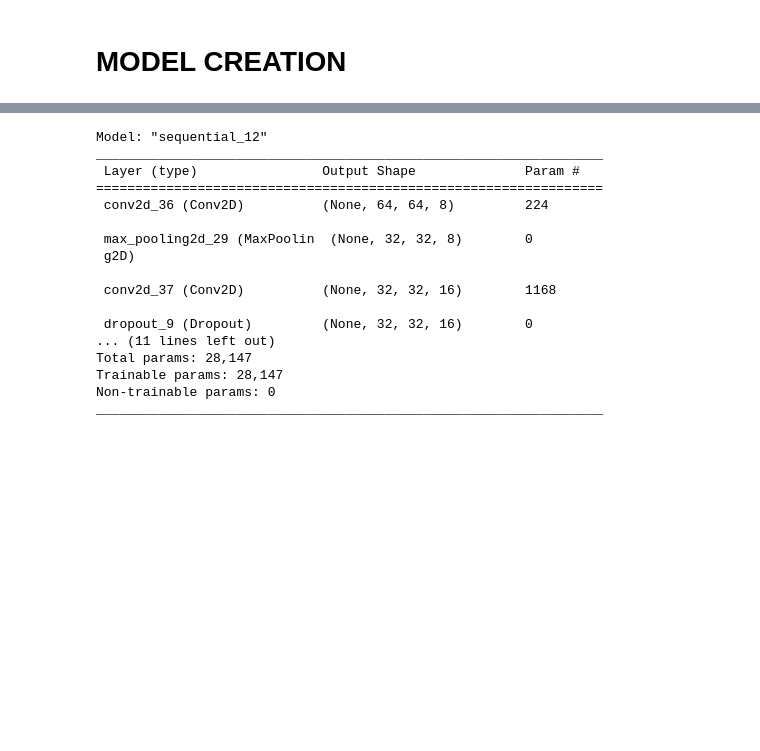
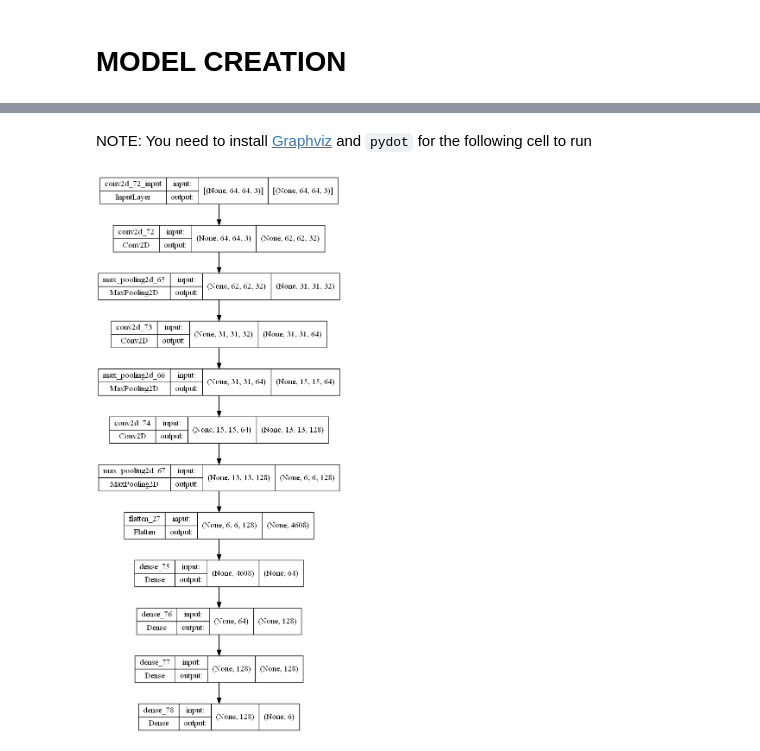
Before and after one commit to keshan-spec/Sign-Language-Classifier-CNN, a Jupyter notebook: create_dataset.ipynb, the cells around one changed output, grey strips where cells are left out. Drawn from its saved outputs; the diff is of its cells as text; code cells hidden in the pictures; blank space fills up the shorter version.

```diff
--- a/create_dataset.ipynb
+++ b/create_dataset.ipynb
@@ -173,21 +299,8 @@ model.compile(**params)
-# %%
-model.summary()
-# %% [output]
-Model: "sequential_12"
-_________________________________________________________________
- Layer (type)                Output Shape              Param #
-=================================================================
- conv2d_36 (Conv2D)          (None, 64, 64, 8)         224
-
- max_pooling2d_29 (MaxPoolin  (None, 32, 32, 8)        0
- g2D)
-
- conv2d_37 (Conv2D)          (None, 32, 32, 16)        1168
-
- dropout_9 (Dropout)         (None, 32, 32, 16)        0
-... (11 lines left out)
-Total params: 28,147
-Trainable params: 28,147
-Non-trainable params: 0
-_________________________________________________________________
+# %% [markdown]
+NOTE: You need to install [Graphviz](https://graphviz.org/download/) and `pydot` for the following cell to run
+# %%
+from keras.utils.vis_utils import plot_model
+plot_model(model, show_shapes=True, show_layer_names=True)
+# %% [output]
+[figure, added]
 # %%
```
Also changed, not shown: parts of 29 cells of this notebook, 9 other files.
